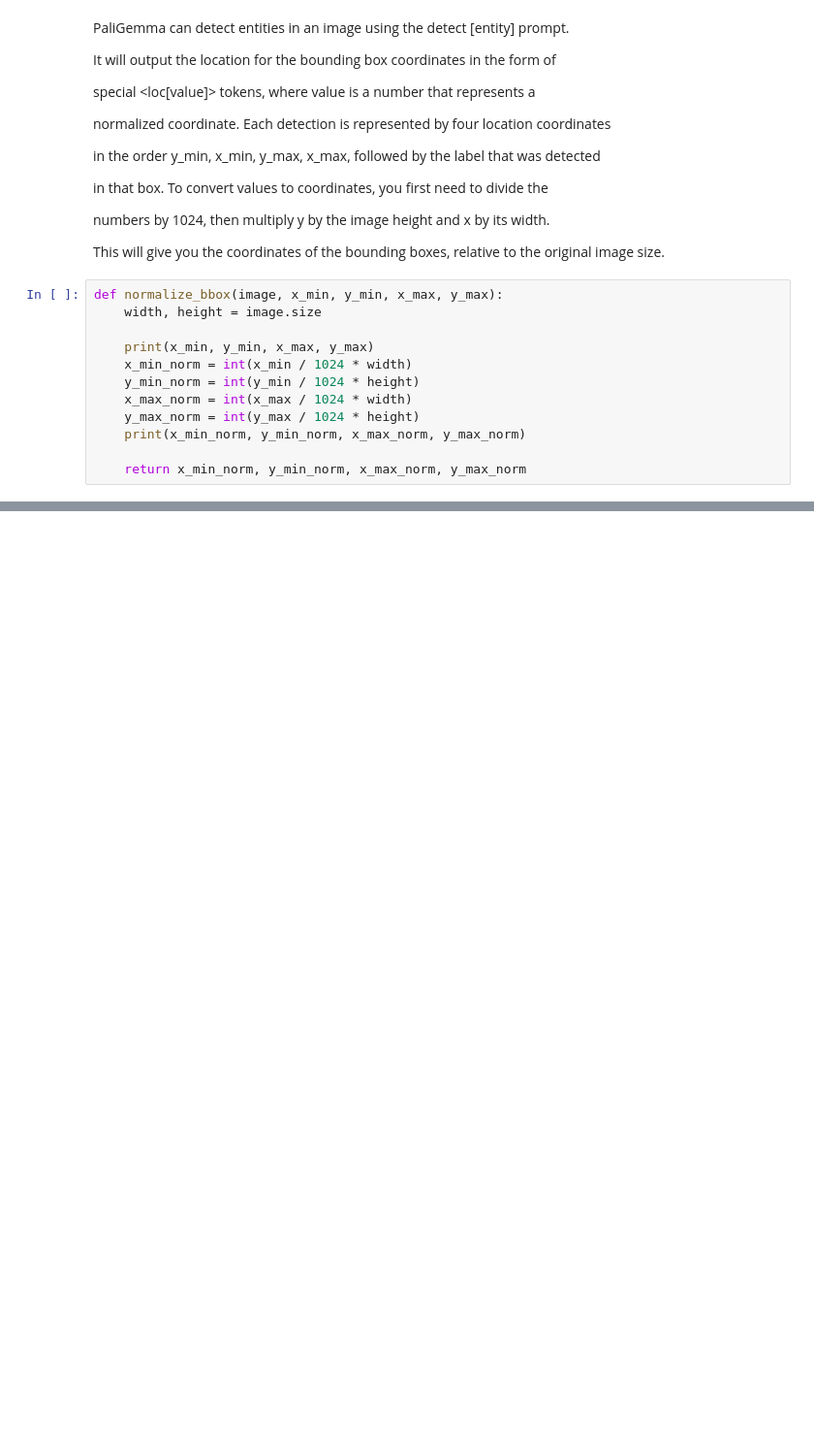
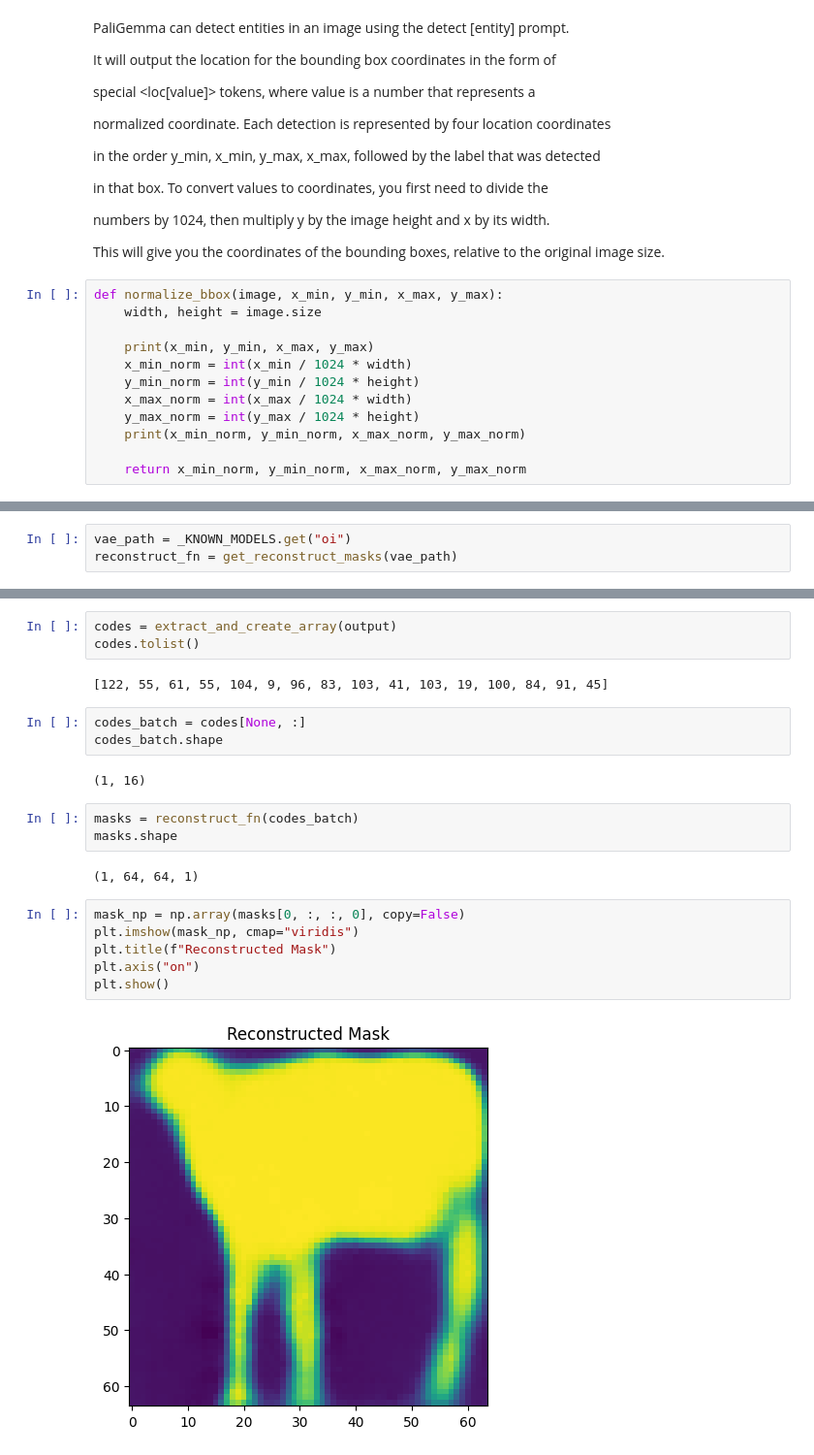
Before and after one commit to JoeJoe1313/LLMs-Journey, a Jupyter notebook: VLMs/paligemma_2_mix.ipynb, the cells around one changed output, grey strips where cells are left out. Shown at 97% size. Saved outputs shown, nothing was run; the diff lists cells and outputs as text; blank space fills up the shorter version.

```diff
--- a/VLMs/paligemma_2_mix.ipynb
+++ b/VLMs/paligemma_2_mix.ipynb
@@ -132,0 +358,3 @@ plot_image_with_bboxes(image_path, bboxes=objects_data)
+# %%
+vae_path = _KNOWN_MODELS.get("oi")
+reconstruct_fn = get_reconstruct_masks(vae_path)
@@ -132,0 +364,23 @@ plot_image_with_bboxes(image_path, bboxes=objects_data)
+# %%
+codes = extract_and_create_array(output)
+codes.tolist()
+# %% [output]
+[122, 55, 61, 55, 104, 9, 96, 83, 103, 41, 103, 19, 100, 84, 91, 45]
+# %%
+codes_batch = codes[None, :]
+codes_batch.shape
+# %% [output]
+(1, 16)
+# %%
+masks = reconstruct_fn(codes_batch)
+masks.shape
+# %% [output]
+(1, 64, 64, 1)
+# %%
+mask_np = np.array(masks[0, :, :, 0], copy=False)
+plt.imshow(mask_np, cmap="viridis")
+plt.title(f"Reconstructed Mask")
+plt.axis("on")
+plt.show()
+# %% [output]
+[figure, added]
```
Also changed, not shown: parts of 34 cells of this notebook.
